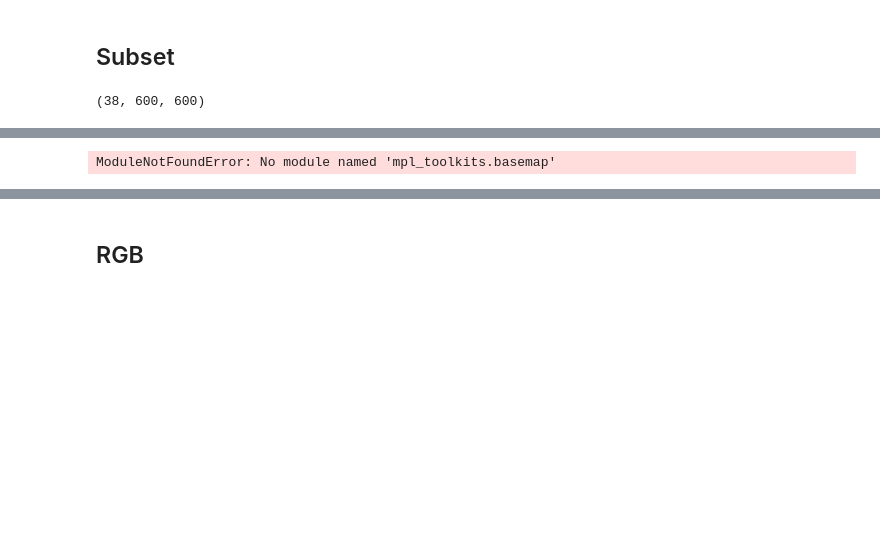
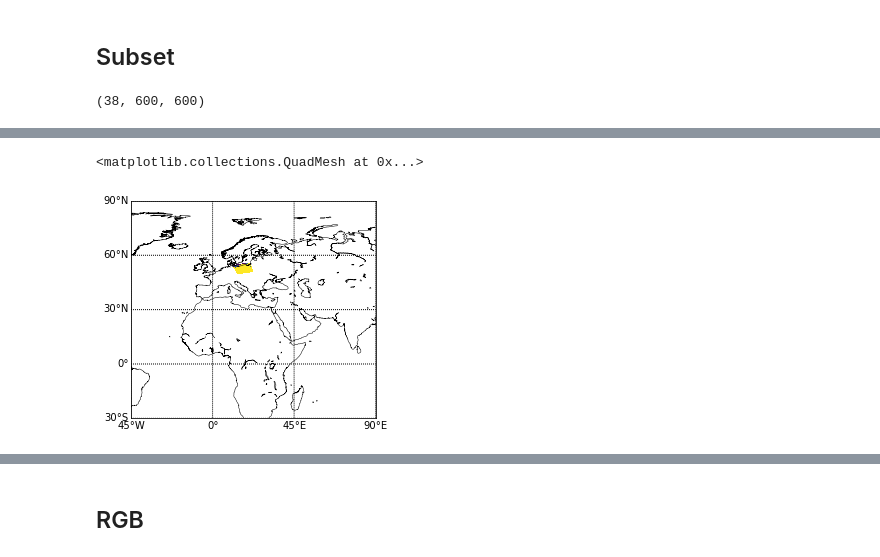
Before and after one commit to jesseniagonzalezv/ICON_RTTOV, a Jupyter notebook: code_test/PCA-radiances.ipynb, the cells around one changed output, grey strips where cells are left out. Drawn from its saved outputs; the diff is of its cells as text; code cells hidden in the pictures; blank space fills up the shorter version.

```diff
--- a/code_test/PCA-radiances.ipynb
+++ b/code_test/PCA-radiances.ipynb
@@ -449,23 +446,31 @@ ModuleNotFoundError: No module named 'mpl_toolkits.basemap'
 # %%
 import os
 import matplotlib as mpl
 import matplotlib.pyplot as plt
 from mpl_toolkits.basemap import Basemap
 import numpy as np
 from pyhdf.SD import SD, SDC
 
 subset_latitud=myd03_Latitude_data[1000:1600,400:1000]
 subset_longitude=myd03_Longitude_data[1000:1600,400:1000]
-data = band_sds_250_RefSB[0,:,:] #subset_data_radiances_38bands[11,:,:]
+data = subset_data_radiances_38bands[11,:,:]
 
-m = Basemap(projection='cyl', resolution='l', llcrnrlat=-90, urcrnrlat = 90, llcrnrlon=-180, urcrnrlon = 180)
+#m = Basemap(projection='cyl', resolution='l', llcrnrlat=-90, urcrnrlat = 90, llcrnrlon=-180, urcrnrlon = 180)
+#m = Basemap(width=6000000,height=4500000,resolution='c',projection='aea',lat_1=30.,lat_2=90,lon_0=-45,lat_0=90)
+m = Basemap(projection='cyl', resolution='l', llcrnrlat=-30, urcrnrlat = 90, llcrnrlon=-45, urcrnrlon = 90)
 m.drawcoastlines(linewidth=0.5)
+
+
 m.drawparallels(np.arange(-90., 120., 30.), labels=[1, 0, 0, 0])
 m.drawmeridians(np.arange(-180., 181., 45.), labels=[0, 0, 0, 1])
 x, y = m(subset_longitude, subset_latitud)
 m.pcolormesh(x, y, data)
+#https://www.humbleisd.net/cms/lib2/TX01001414/Centricity/Domain/3635/Map%20Projections.pdf
+#https://matplotlib.org/basemap/users/mapsetup.html
+#https://rabernat.github.io/research_computing/intro-to-basemap.html
 # %% [output]
-ModuleNotFoundError: No module named 'mpl_toolkits.basemap'
+<matplotlib.collections.QuadMesh at 0x...>
+[figure, added]
 # %%
 outname="/home/jvillarreal/Documents/phd/dataset/subset_MODIS_radiances_38bands.hdf" #https://clouds.eos.ubc.ca/~phil/courses/atsc301/coursebuild/html/modis_level1b_read.html
 sd = SD(outname, SDC.WRITE | SDC.CREATE)
```
Also changed, not shown: parts of 9 cells of this notebook, 1 other file.
